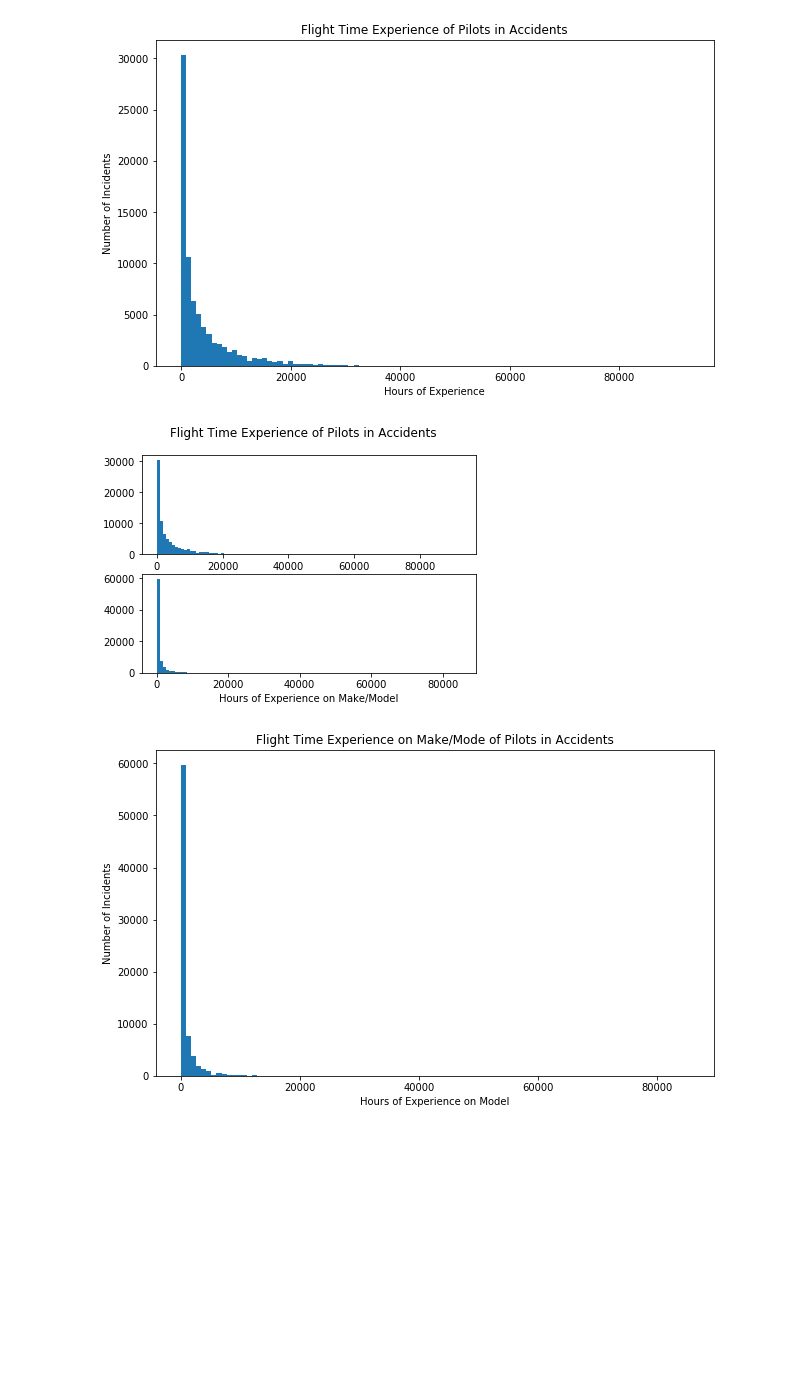
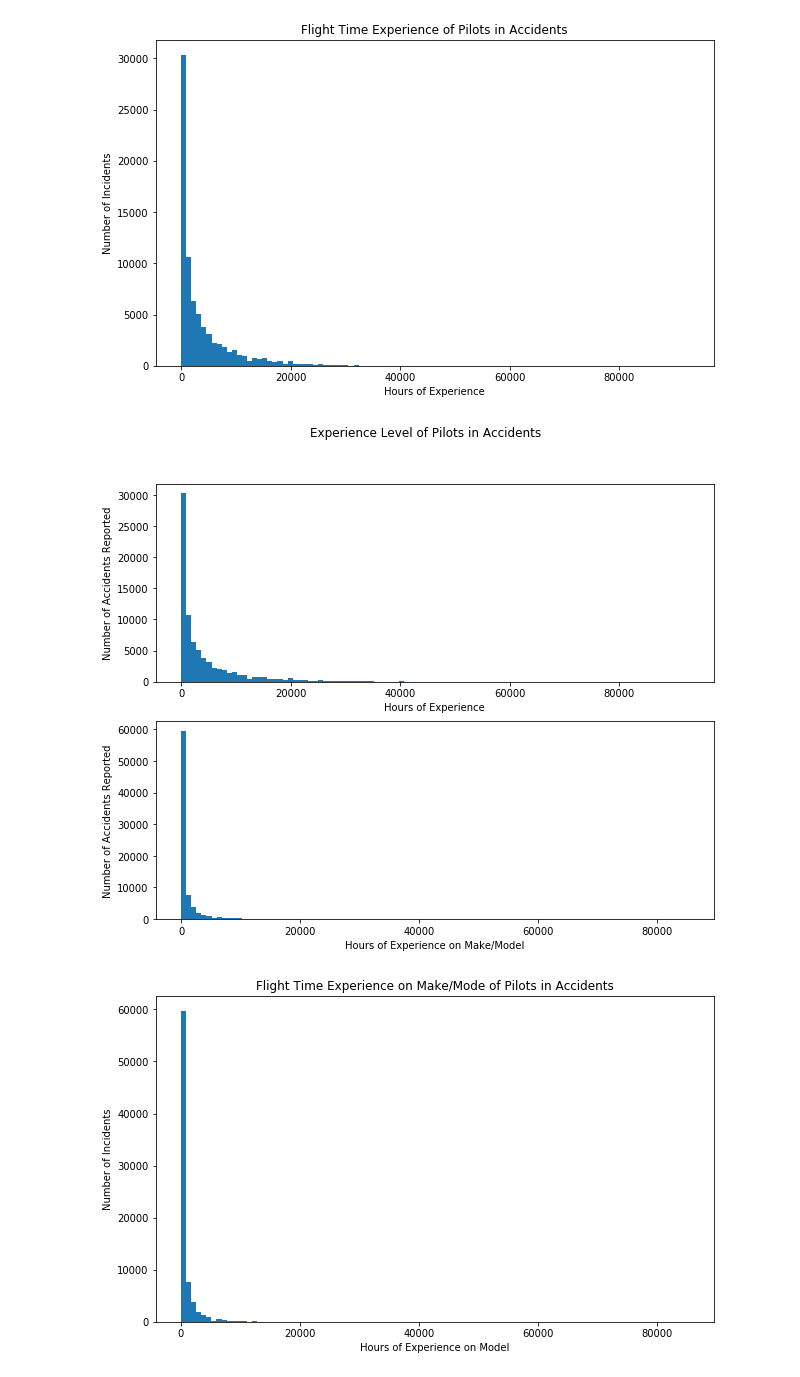
Before and after one commit to lheintz/DATA512, a Jupyter notebook: FinalProject/src/Aviation Analysis.ipynb, the cells around one changed output. Cells and saved outputs as stored; diff of their text form; code cells hidden in the pictures; blank space fills up the shorter version.

Commit message:
updates to analysis report

```diff
--- a/FinalProject/src/Aviation Analysis.ipynb
+++ b/FinalProject/src/Aviation Analysis.ipynb
@@ -910,37 +944,21 @@ plt.show()
 # %%
 # Look at a histogram of the distributions of pilots experience
 # Experience here is measured by total number of flight hours
 
-fig, (ax1, ax2) = plt.subplots(2)
-fig.suptitle('Flight Time Experience of Pilots in Accidents')
+fig, (ax1, ax2) = plt.subplots(2, figsize = (10,8))
+fig.suptitle('Experience Level of Pilots in Accidents')
 ax1.set_xlabel('Hours of Experience')
+ax1.set_ylabel('Number of Accidents Reported')
 ax1.hist(PIC_subset['PIC Flight Time Total Hrs'], 100)
 
 ax2.set_xlabel('Hours of Experience on Make/Model')
+ax2.set_ylabel('Number of Accidents Reported')
 ax2.hist(PIC_subset['PIC Flight Time Total Make-Model'], 100)
 
 
-
-# fig = plt.figure(1, figsize=(10, 6))
-# ax = fig.add_subplot(1, 1, 1)
-# plt.title('Flight Time Experience of Pilots in Accidents')
-# ax.set_ylabel('Number of Incidents')
-# ax.set_xlabel('Hours of Experience')
-
-# plt.hist(PIC_subset['PIC Flight Time Total Hrs'], 100)
-
-
-# ax1 = fig.add_subplot(2, 1, 1)
-# plt.title('Flight Time Experience on Make/Mode of Pilots in Accidents')
-# ax1.set_ylabel('Number of Incidents')
-# ax1.set_xlabel('Hours of Experience on Model')
-
-# plt.hist(PIC_subset['PIC Flight Time Total Make-Model'], 100)
-
-
 plt.show()
 # %% [output]
-[figure, old version]
+[figure, new version]
 # %%
 # Look at a histogram of the distributions of pilots experience
 # Experience here is measured by total number of flight hours in make/model
```
Also changed, not shown: parts of 22 cells of this notebook, 11 other files.
